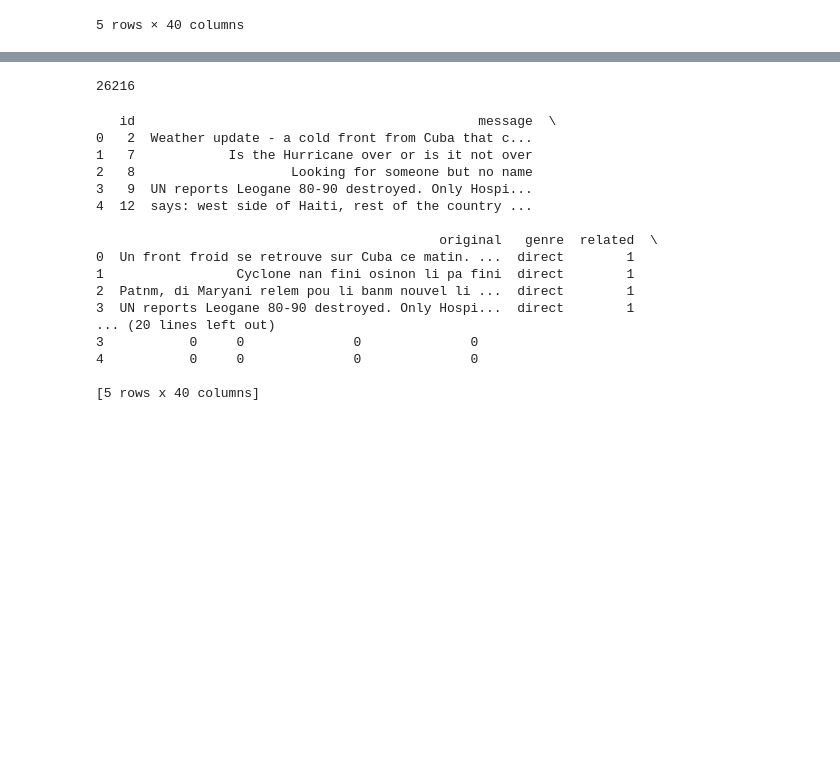
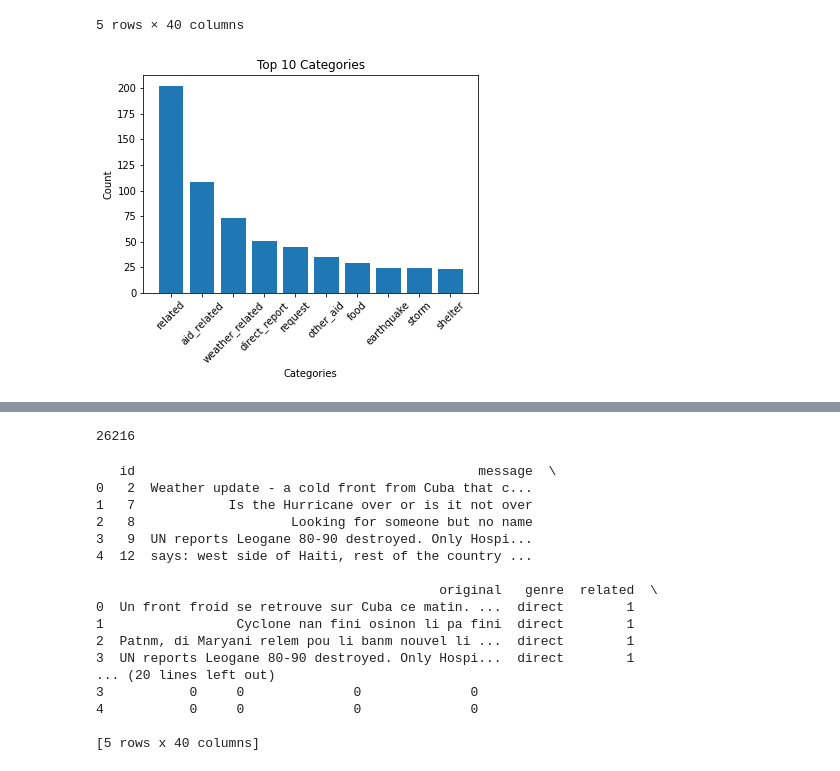
Before and after one commit to MusumuriSamson/Project-Disaster-Response-Pipeline, a Jupyter notebook: data/process_data.ipynb, the cells around one changed output, grey strips where cells are left out. Cells and saved outputs as stored; diff of their text form; code cells hidden in the pictures; blank space fills up the shorter version.

Commit message:
Created two plots in run.py file

```diff
--- a/data/process_data.ipynb
+++ b/data/process_data.ipynb
@@ -201,3 +214,16 @@ df.head(5)
 | 3 | 9 | UN reports Leogane 80-90 destroye... | UN reports Leogane 80-90 destroye... | direct | 1 | 1 | 0 | 1 | 0 | ... |
 | 4 | 12 | says: west side of Haiti, rest of... | facade ouest d Haiti et le reste ... | direct | 1 | 0 | 0 | 0 | 0 | ... |
 5 rows × 40 columns
+# %%
+# Graph 1
+cat = df.iloc[:,4:]
+cat_mean = (cat.mean()*cat.shape[0]).div(100).sort_values(ascending=False).head(10)
+cat_name = list(cat_mean.index)
+
+plt.bar(cat_name,cat_mean)
+plt.title('Top 10 Categories')
+plt.ylabel('Count')
+plt.xlabel('Categories')
+plt.xticks(rotation=45);
+# %% [output]
+[figure, added]
```
Also changed, not shown: parts of 7 cells of this notebook, 3 other files.
